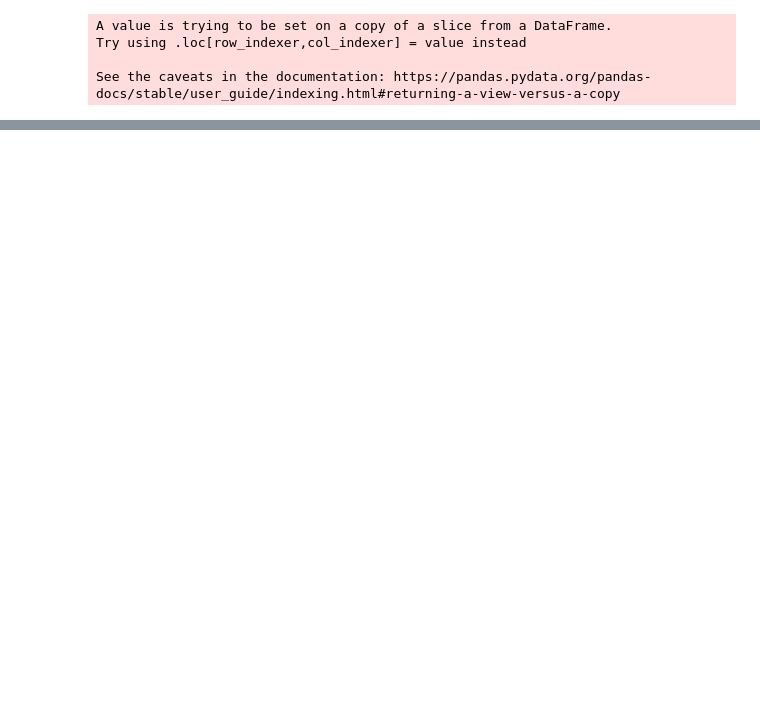
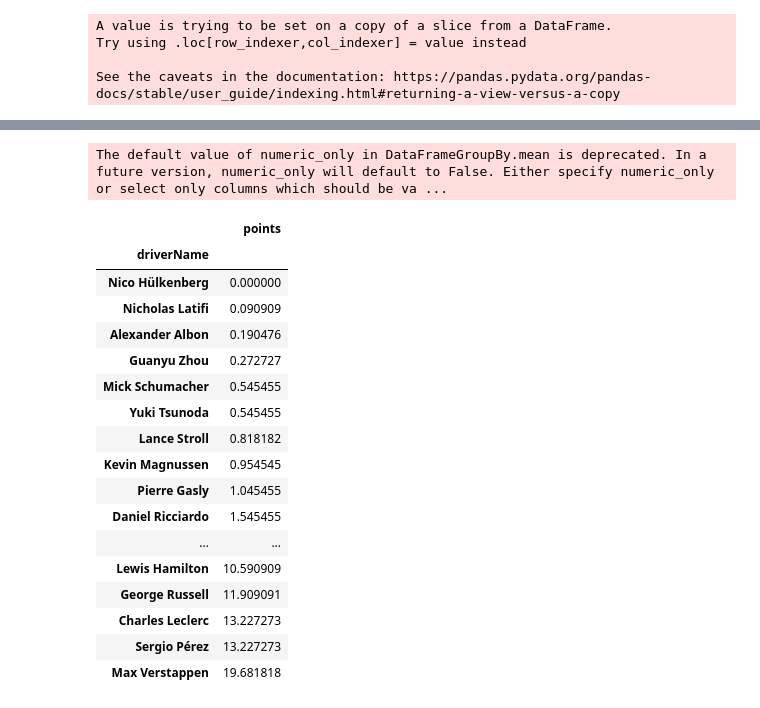
Before and after one commit to Kuramathi/F1-Reporting, a Jupyter notebook: src/main.ipynb, the cells around one changed output, grey strips where cells are left out. Drawn from its saved outputs; the diff is of its cells as text; code cells hidden in the pictures; blank space fills up the shorter version.

```diff
--- a/src/main.ipynb
+++ b/src/main.ipynb
@@ -126,0 +124,28 @@ fig.show()
+# %%
+df_points_focus = newResults[(newResults['year'] == year)]
+df_points_focus = df_points_focus[['driverName','points', 'constructorName']]
+df_points_focus = df_points_focus.groupby("driverName").mean()
+df_points_focus = df_points_focus.sort_values("points", ascending=True)
+df_points_focus
+# La moyenne de position en qualif (bougies)
+#nombre de courses non terminées
+# %% [output]
+The default value of numeric_only in DataFrameGroupBy.mean is deprecated. In a future version, numeric_only will default to False. Either specify numeric_only or select only columns which should be va ...
+|  | points |
+| driverName |  |
+| Nico Hülkenberg | 0.000000 |
+| Nicholas Latifi | 0.090909 |
+| Alexander Albon | 0.190476 |
+| Guanyu Zhou | 0.272727 |
+| Mick Schumacher | 0.545455 |
+| Yuki Tsunoda | 0.545455 |
+| Lance Stroll | 0.818182 |
+| Kevin Magnussen | 0.954545 |
+| Pierre Gasly | 1.045455 |
+| Daniel Ricciardo | 1.545455 |
+| ... | ... |
+| Lewis Hamilton | 10.590909 |
+| George Russell | 11.909091 |
+| Charles Leclerc | 13.227273 |
+| Sergio Pérez | 13.227273 |
+| Max Verstappen | 19.681818 |
```
Also changed, not shown: parts of 8 cells of this notebook.
